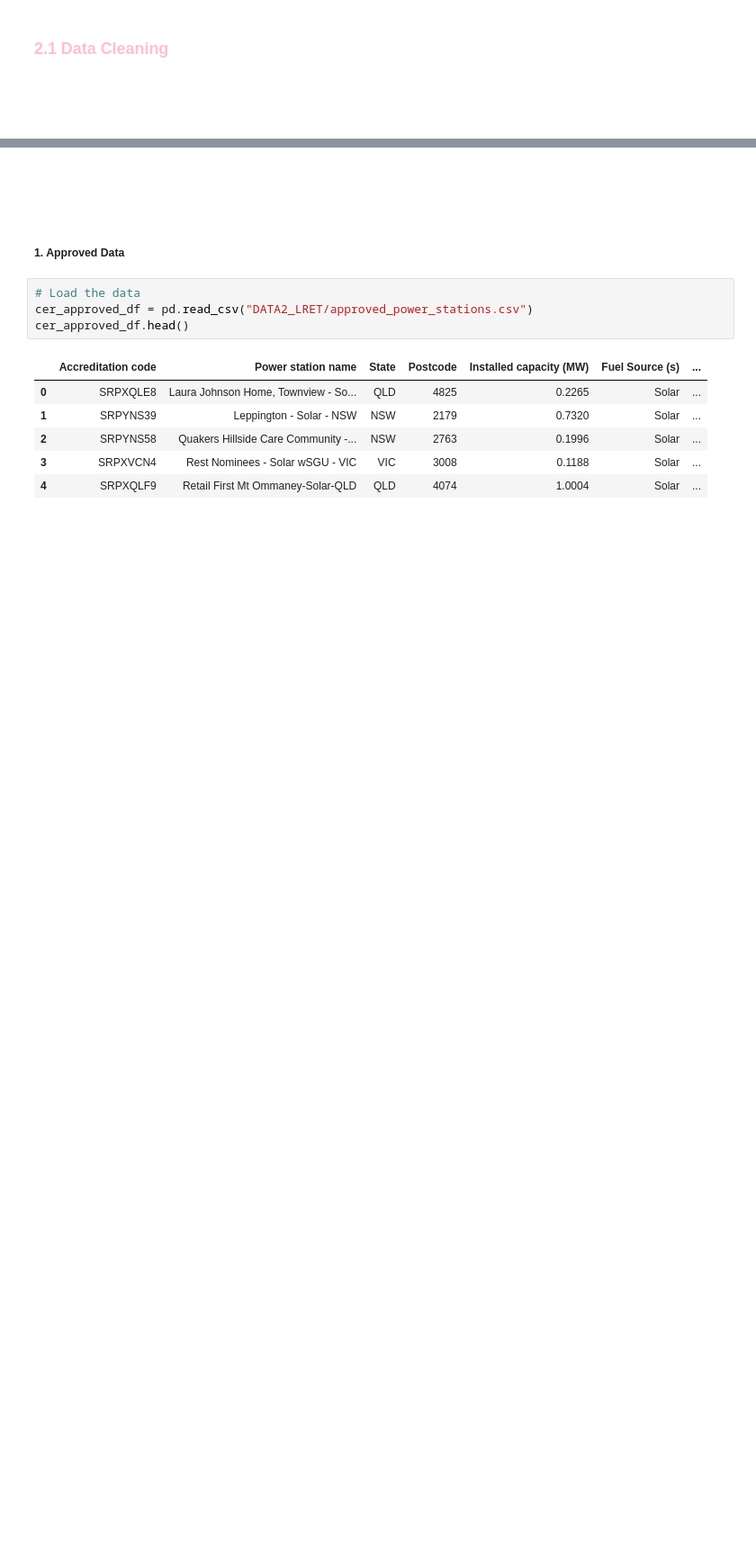
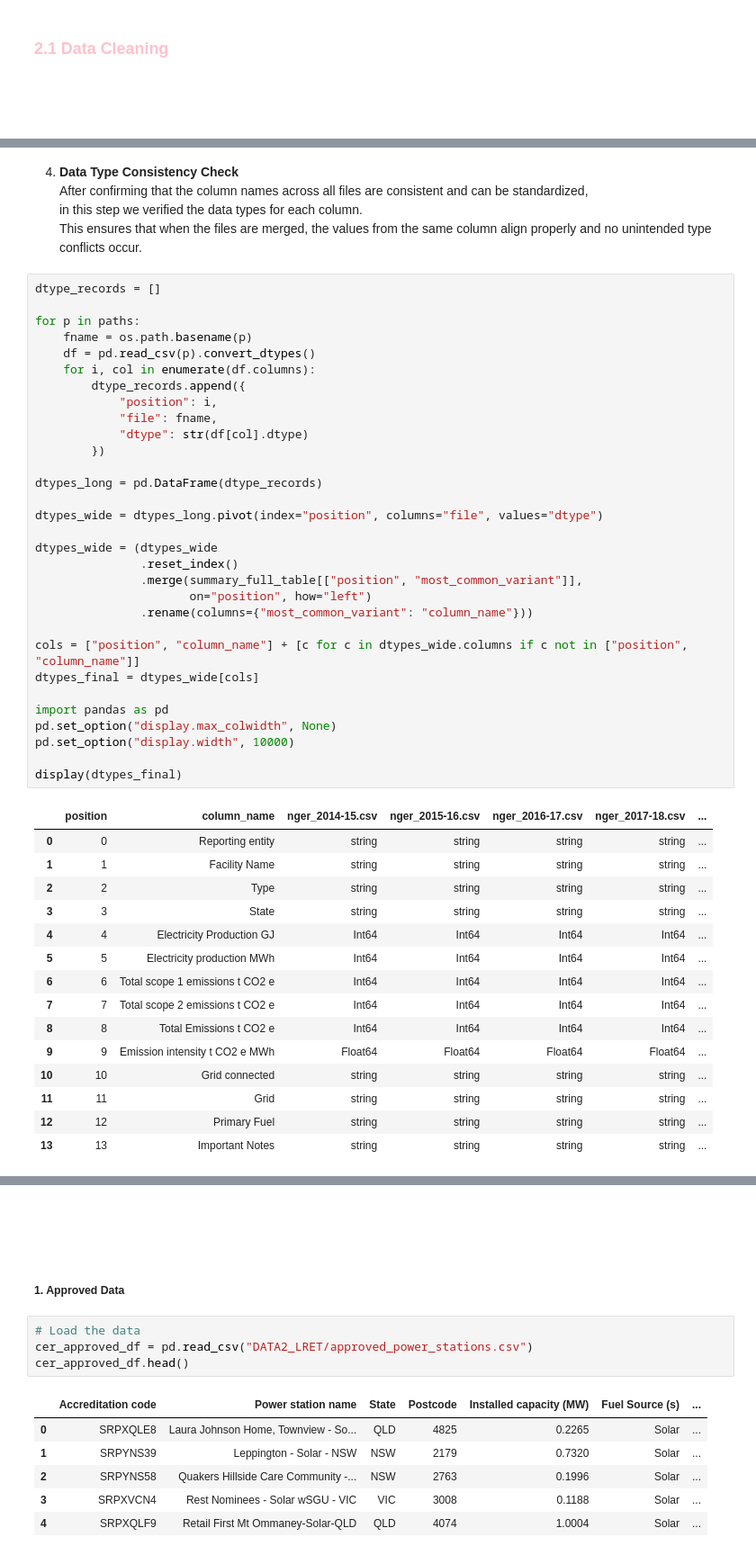
Before and after one commit to renggafirmandika/data_engineering, a Jupyter notebook: Assignment_1.ipynb, the cells around one changed output, grey strips where cells are left out. Shown at 90% size. Cells and saved outputs as stored; diff of their text form; blank space fills up the shorter version.

Commit message:
update Data Cleaning NGER Data

```diff
--- a/Assignment_1.ipynb
+++ b/Assignment_1.ipynb
@@ -490,0 +648,52 @@ Tasks may include handling missing values, converting data types, and filtering
+# %% [markdown]
+4. **Data Type Consistency Check**
+   After confirming that the column names across all files are consistent and can be standardized,
+   in this step we verified the data types for each column.
+   This ensures that when the files are merged, the values from the same column align properly and no unintended type conflicts occur.
+# %%
+dtype_records = []
+
+for p in paths:
+    fname = os.path.basename(p)
+    df = pd.read_csv(p).convert_dtypes()
+    for i, col in enumerate(df.columns):
+        dtype_records.append({
+            "position": i,
+            "file": fname,
+            "dtype": str(df[col].dtype)
+        })
+
+dtypes_long = pd.DataFrame(dtype_records)
+
+dtypes_wide = dtypes_long.pivot(index="position", columns="file", values="dtype")
+
+dtypes_wide = (dtypes_wide
+               .reset_index()
+               .merge(summary_full_table[["position", "most_common_variant"]],
+                      on="position", how="left")
+               .rename(columns={"most_common_variant": "column_name"}))
+
+cols = ["position", "column_name"] + [c for c in dtypes_wide.columns if c not in ["position", "column_name"]]
+dtypes_final = dtypes_wide[cols]
+
+import pandas as pd
+pd.set_option("display.max_colwidth", None)
+pd.set_option("display.width", 10000)
+
+display(dtypes_final)
+# %% [output]
+|  | position | column_name | nger_2014-15.csv | nger_2015-16.csv | nger_2016-17.csv | nger_2017-18.csv | ... |
+| 0 | 0 | Reporting entity | string | string | string | string | ... |
+| 1 | 1 | Facility Name | string | string | string | string | ... |
+| 2 | 2 | Type | string | string | string | string | ... |
+| 3 | 3 | State | string | string | string | string | ... |
+| 4 | 4 | Electricity Production GJ | Int64 | Int64 | Int64 | Int64 | ... |
+| 5 | 5 | Electricity production MWh | Int64 | Int64 | Int64 | Int64 | ... |
+| 6 | 6 | Total scope 1 emissions t CO2 e | Int64 | Int64 | Int64 | Int64 | ... |
+| 7 | 7 | Total scope 2 emissions t CO2 e | Int64 | Int64 | Int64 | Int64 | ... |
+| 8 | 8 | Total Emissions t CO2 e | Int64 | Int64 | Int64 | Int64 | ... |
+| 9 | 9 | Emission intensity t CO2 e MWh | Float64 | Float64 | Float64 | Float64 | ... |
+| 10 | 10 | Grid connected | string | string | string | string | ... |
+| 11 | 11 | Grid | string | string | string | string | ... |
+| 12 | 12 | Primary Fuel | string | string | string | string | ... |
+| 13 | 13 | Important Notes | string | string | string | string | ... |
```
Also changed, not shown: parts of 37 cells of this notebook, 2 other files.
